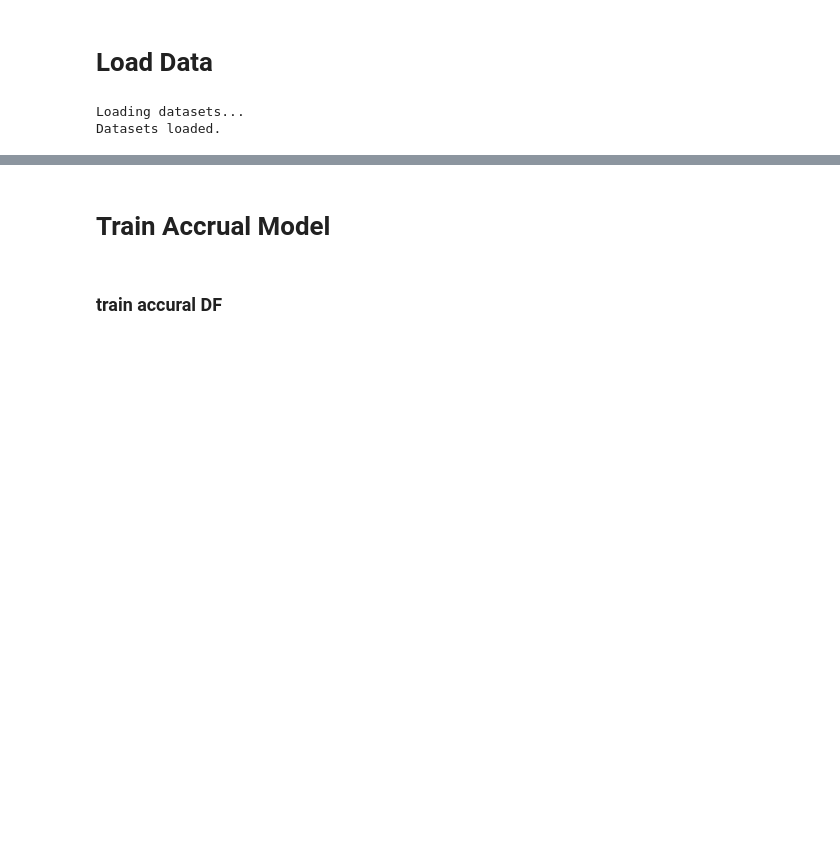
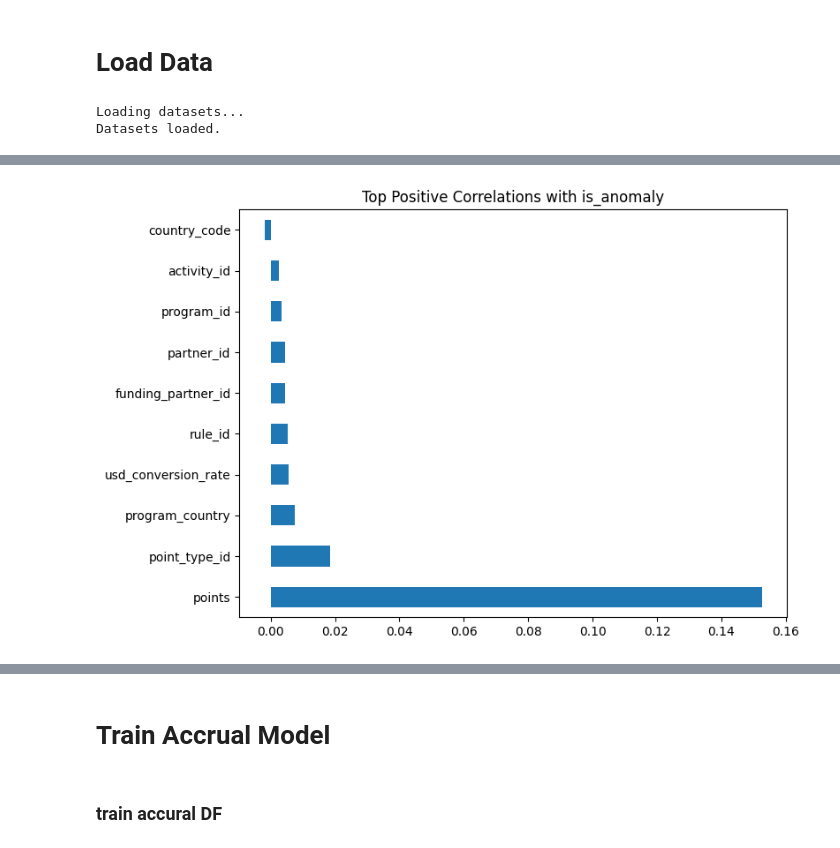
Before and after one commit to CodeMarshall21/Anomaly-Detection, a Jupyter notebook: binary-classif-final.ipynb, the cells around one changed output, grey strips where cells are left out. Cells and saved outputs as stored; diff of their text form; code cells hidden in the pictures; blank space fills up the shorter version.

```diff
--- a/binary-classif-final.ipynb
+++ b/binary-classif-final.ipynb
@@ -260,0 +347,6 @@ Datasets loaded.
+# %%
+numeric_cols_r = redm_df.select_dtypes(include=np.number)
+
+corr_with_target_r = numeric_cols_r.corr()["is_anomaly"].sort_values(ascending=False)
+
+print(corr_with_target_r)
@@ -260,0 +378,7 @@ Datasets loaded.
+# %%
+plt.figure(figsize=(8,6))
+corr_with_target_r.drop("is_anomaly").head(10).plot(kind="barh")
+plt.title("Top Positive Correlations with is_anomaly")
+plt.show()
+# %% [output]
+[figure, added]
```
Also changed, not shown: parts of 53 cells of this notebook, 1 other file.
